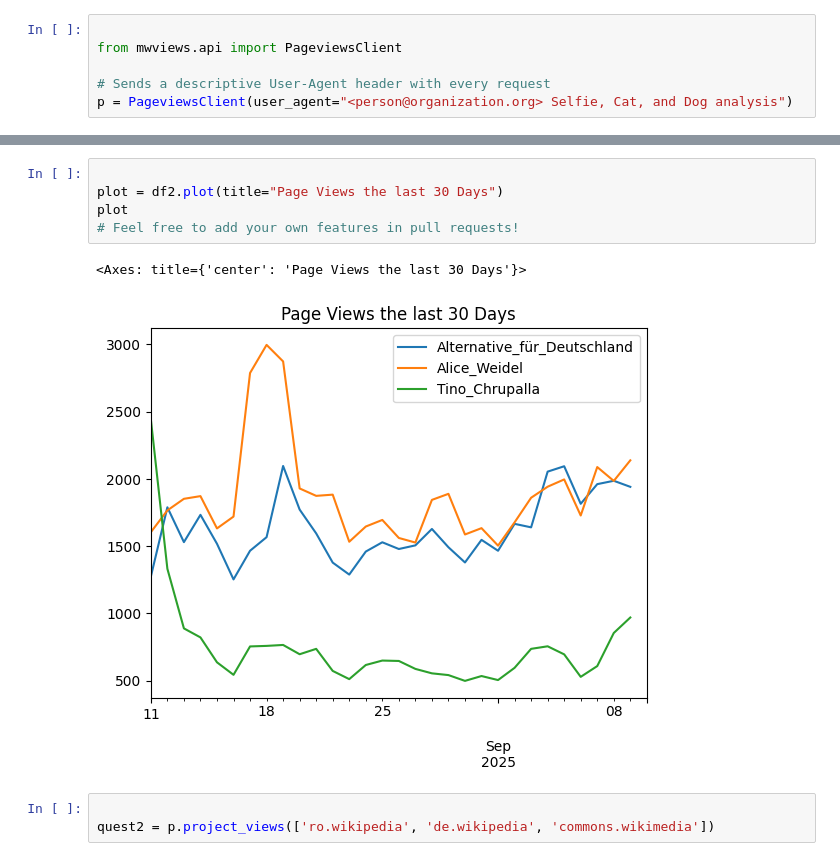
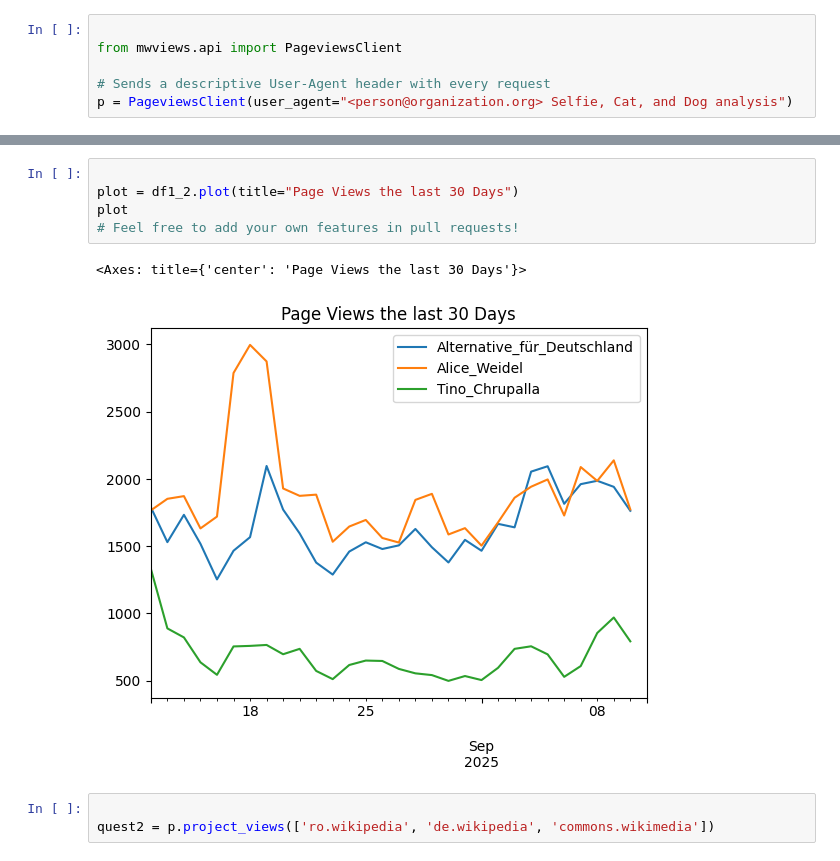
Before and after one commit to DataDivasCAU/DataDivas, a Jupyter notebook: Carolin/AfD_Wikipedia_PageViews.ipynb, the cells around one changed output, grey strips where cells are left out. Saved outputs shown, nothing was run; the diff lists cells and outputs as text.

```diff
--- a/Carolin/AfD_Wikipedia_PageViews.ipynb
+++ b/Carolin/AfD_Wikipedia_PageViews.ipynb
@@ -45,11 +65,11 @@ df1_2
 # %%
 
-plot = df2.plot(title="Page Views the last 30 Days")
+plot = df1_2.plot(title="Page Views the last 30 Days")
 plot
 # Feel free to add your own features in pull requests!
 # %% [output]
 <Axes: title={'center': 'Page Views the last 30 Days'}>
-[figure, old version]
+[figure, new version]
 # %%
 
 quest2 = p.project_views(['ro.wikipedia', 'de.wikipedia', 'commons.wikimedia'])
```
Also changed, not shown: parts of 11 cells of this notebook, 2 other files.
